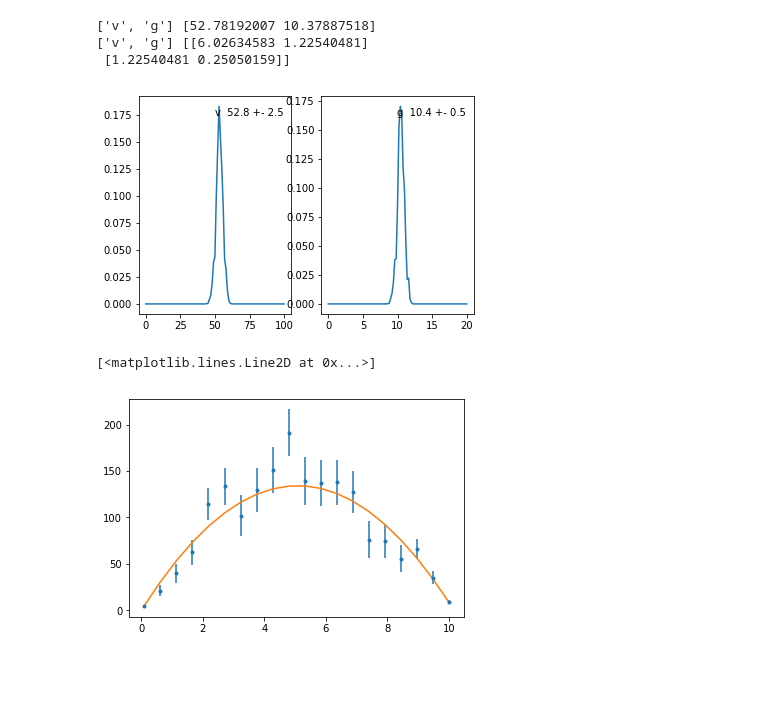
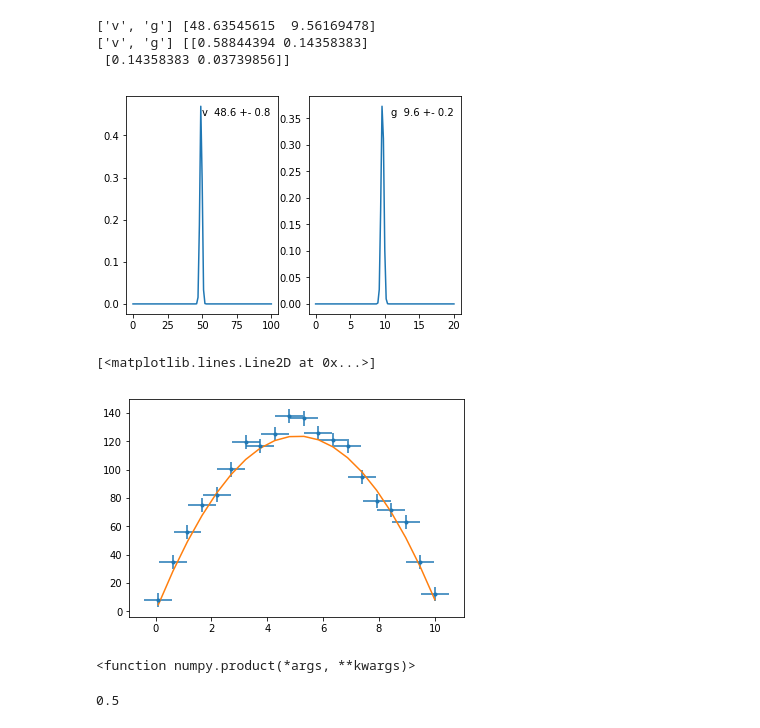
Before and after one commit to jpierel14/USC_PythonCourse_2019, a Jupyter notebook: Day_4/day_4_examples.ipynb, the cells around one changed output. Drawn from its saved outputs; the diff is of its cells as text; code cells hidden in the pictures; blank space fills up the shorter version.

Commit message:
updating day 4 with correct likelihoods

```diff
--- a/Day_4/day_4_examples.ipynb
+++ b/Day_4/day_4_examples.ipynb
@@ -12,9 +12,10 @@ measurement_uncertainty=.2#1 percent
 times=np.linspace(.1,10,20)
 my_model= lambda v,g,t:v*t-.5*g*t**2
 perfect_data=v*times-.5*g*times**2
-errors=measurement_uncertainty*perfect_data
+errors=np.ones(len(perfect_data))*5#measurement_uncertainty*perfect_data
 heights=np.random.normal(perfect_data,errors)
-my_data=Table([times,heights,errors],names=('time','height','error'))
+errors_t=np.ones(len(perfect_data))*.5
+my_data=Table([times,heights,errors,errors_t],names=('time','height','error','error_t'))
 # %%
 def bounds_and_priors_to_ppf(bounds,priors=None):
     ppfs={}
@@ -133,31 +134,66 @@ def plot_marginal_pdfs(vparam_names,weights,samples, bounds, nbins=101, **kwargs
                      ha='right',va='top',transform=ax.transAxes )
 
     plt.draw()
+# %%
+def single_datapoint_likelihood_function(t1,f1,ft,sigma):
+    constant=1./np.sqrt(2*np.pi*sigma)
+    gauss=constant*np.exp(-(f1-ft)**2./(2.*sigma**2.))
+    return(gauss)
+
+def multiple_datapoint_likelihood_function(t1s,f1s,fts,sigmas):
+    result=1.
+    for (t1,f1,ft,sigma) in zip(t1s,f1s,fts,sigmas):
+        result*=single_datapoint_likelihood_function(t1,f1,ft,sigma)
+
+    return(result)
+
+def single_2d_datapoint_likelihood_function(t1,f1,ft,sigma):
+    constant=1./np.sqrt(2*(np.pi**2.)*sigma)
+    gauss=constant*np.exp(-.5*np.transpose(f1-ft)*np.linalg.inv(sigma)*(f1-ft))
+    return(gauss)
+
+def multiple_2d_datapoint_likelihood_function(t1s,f1s,fts,sigmas):
+    result=1.
+    for (t1,f1,ft,sigma) in zip(t1s,f1s,fts,sigmas):
+        result*=single_datapoint_likelihood_function(t1,f1,ft,sigma)
+
+    return(result)
+
+def correct_loglikelihood(parameters):
+    modeled=np.array([my_model(*np.append(parameters,[x])) for x in my_data['time']])
+    observed=my_data['height']
+    errors=my_data['error']
+    return(np.log(multiple_datapoint_likelihood_function(my_data['time'],
+                                observed,modeled,errors)))
+
+def make_2d_likelihood(parameters):
+    modeled=np.array([my_model(*np.append(parameters,[x])) for x in my_data['time']])
+    observed=my_data['height']
 # %%
-npoints=100
+npoints=1000
 method='single'
 maxiter=None
 maxcall=None
 rstate=None
 verbose=False
 vparam_names = ['v','g']
 bounds={'v':(0,100),'g':(0,20)}
 ppfs=bounds_and_priors_to_ppf(bounds)
 iparam_names = [key for key in vparam_names if key in ppfs]
 ppflist = [ppfs[key] for key in iparam_names]
 npdim = len(iparam_names)  # length of u
 ndim = len(vparam_names)  # length of v
-res = nestle.sample(loglike, prior_transform, ndim, npdim=npdim,
+res = nestle.sample(correct_loglikelihood, prior_transform, ndim, npdim=npdim,
                         npoints=npoints, method=method, maxiter=maxiter,
                         maxcall=maxcall, rstate=rstate,
                         callback=(nestle.print_progress if verbose else None))
 
 vparameters, cov = nestle.mean_and_cov(res.samples, res.weights)
 print(vparam_names,vparameters)
 print(vparam_names,cov)
 plot_marginal_pdfs(vparam_names,res.weights,res.samples,bounds,nbins=101)
 # %% [output]
-['v', 'g'] [52.78192007 10.37887518]
-['v', 'g'] [[6.02634583 1.22540481]
- [1.22540481 0.25050159]]
+['v', 'g'] [48.63545615  9.56169478]
+['v', 'g'] [[0.58844394 0.14358383]
+ [0.14358383 0.03739856]]
-[figure, old version]
+[figure, new version]
@@ -164,6 +219,17 @@ plot_marginal_pdfs(vparam_names,res.weights,res.samples,bounds,nbins=101)
 # %%
-plt.errorbar(my_data['time'],my_data['height'],yerr=my_data['error'],fmt='.')
+plt.errorbar(my_data['time'],my_data['height'],xerr=my_data['error_t'],
+             yerr=my_data['error'],fmt='.')
+#plt.errorbar(my_data['time'],perfect_data,yerr=my_data['error'],fmt='.')
 plt.plot(my_data['time'],my_model(vparameters[0],vparameters[1],my_data['time']))
 # %% [output]
 [<matplotlib.lines.Line2D at 0x...>]
-[figure, old version]
+[figure, new version]
+# %%
+np.product
+# %% [output]
+<function numpy.product(*args, **kwargs)>
+# %%
+temp=[1,1,1]
+my_model(*temp)
+# %% [output]
+0.5
```
Also changed, not shown: parts of 1 cell of this notebook.
